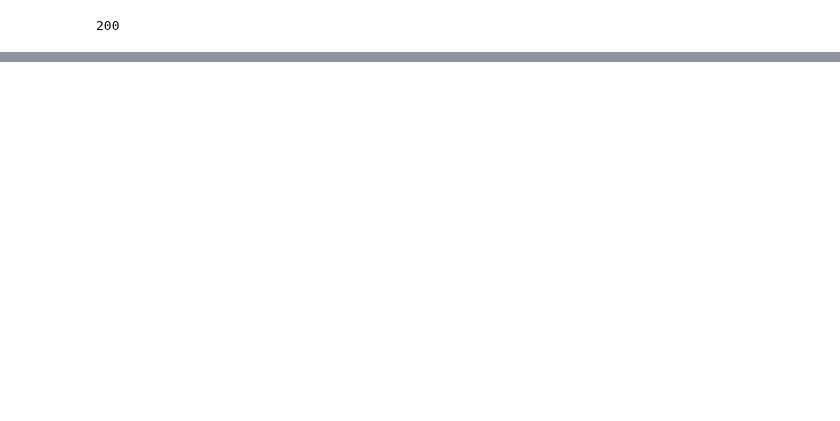
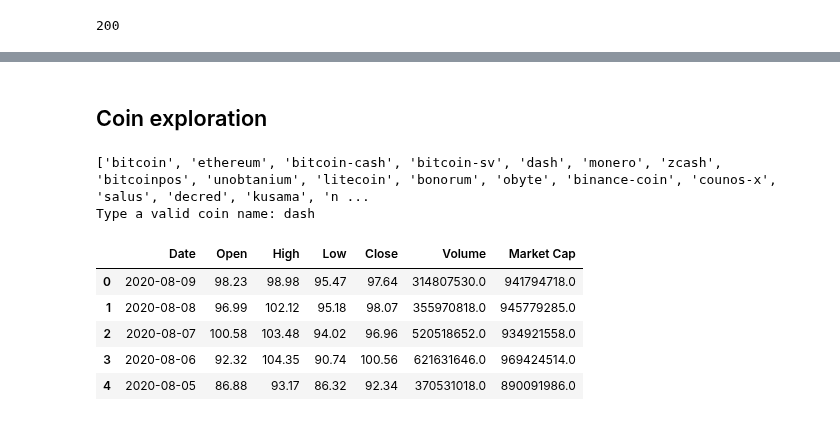
Before and after one commit to juan-ivan-NV/Btc_trading, a Jupyter notebook: data_extraction/Full_program_data_extraction_by_day.ipynb, the cells around one changed output, grey strips where cells are left out. Saved outputs shown, nothing was run; the diff lists cells and outputs as text; code cells hidden in the pictures; blank space fills up the shorter version.

```diff
--- a/data_extraction/Full_program_data_extraction_by_day.ipynb
+++ b/data_extraction/Full_program_data_extraction_by_day.ipynb
@@ -145,0 +135,16 @@ bitcoin
+# %% [markdown]
+## Coin exploration
+# %%
+my_coin = get_data(coins_available)
+# %% [output]
+['bitcoin', 'ethereum', 'bitcoin-cash', 'bitcoin-sv', 'dash', 'monero', 'zcash', 'bitcoinpos', 'unobtanium', 'litecoin', 'bonorum', 'obyte', 'binance-coin', 'counos-x', 'salus', 'decred', 'kusama', 'n ...
+Type a valid coin name: dash
+# %%
+my_coin.head()
+# %% [output]
+|  | Date | Open | High | Low | Close | Volume | Market Cap |
+| 0 | 2020-08-09 | 98.23 | 98.98 | 95.47 | 97.64 | 314807530.0 | 941794718.0 |
+| 1 | 2020-08-08 | 96.99 | 102.12 | 95.18 | 98.07 | 355970818.0 | 945779285.0 |
+| 2 | 2020-08-07 | 100.58 | 103.48 | 94.02 | 96.96 | 520518652.0 | 934921558.0 |
+| 3 | 2020-08-06 | 92.32 | 104.35 | 90.74 | 100.56 | 621631646.0 | 969424514.0 |
+| 4 | 2020-08-05 | 86.88 | 93.17 | 86.32 | 92.34 | 370531018.0 | 890091986.0 |
```
Also changed, not shown: parts of 9 cells of this notebook.
